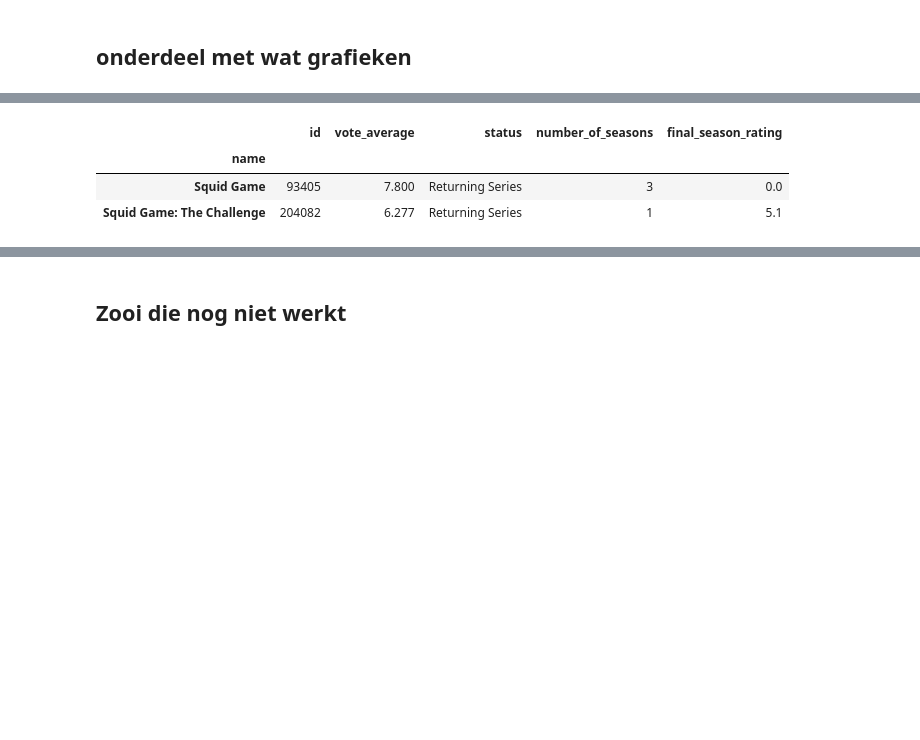
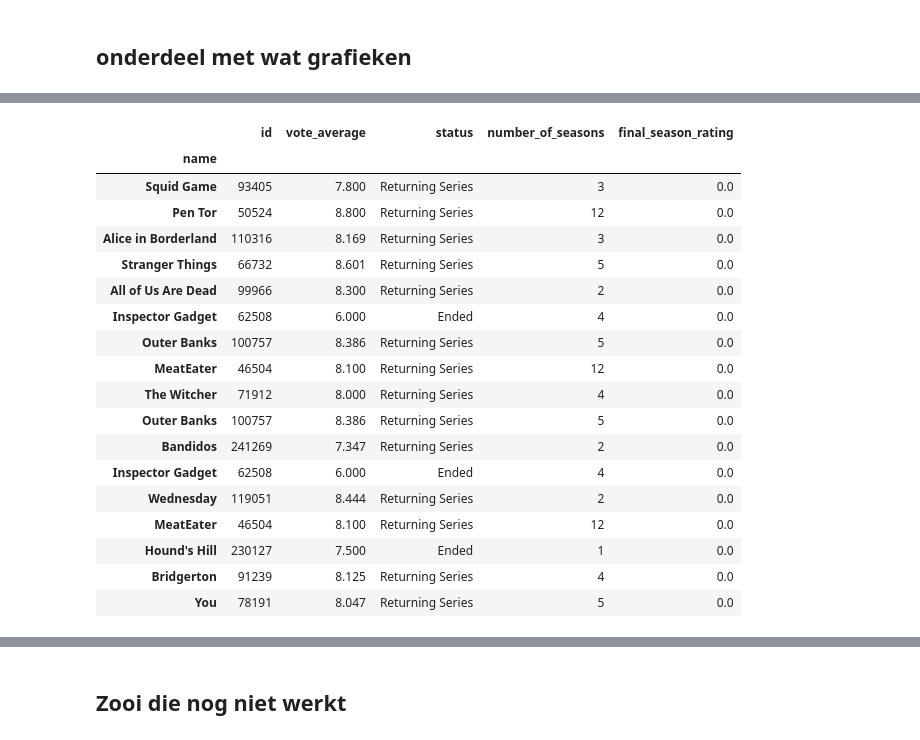
Before and after one commit to Tijnwy/DataIII, a Jupyter notebook: api.ipynb, the cells around one changed output, grey strips where cells are left out. Saved outputs shown, nothing was run; the diff lists cells and outputs as text; code cells hidden in the pictures; blank space fills up the shorter version.

```diff
--- a/api.ipynb
+++ b/api.ipynb
@@ -252,7 +241,22 @@ plt.show()
-# %%
-df.head(2)
-# %% [output]
-|  | id | vote_average | status | number_of_seasons | final_season_rating |
-| name |  |  |  |  |  |
-| Squid Game | 93405 | 7.800 | Returning Series | 3 | 0.0 |
-| Squid Game: The Challenge | 204082 | 6.277 | Returning Series | 1 | 5.1 |
+# %%
+df[df['final_season_rating'] == 0.0]
+# %% [output]
+|  | id | vote_average | status | number_of_seasons | final_season_rating |
+| name |  |  |  |  |  |
+| Squid Game | 93405 | 7.800 | Returning Series | 3 | 0.0 |
+| Pen Tor | 50524 | 8.800 | Returning Series | 12 | 0.0 |
+| Alice in Borderland | 110316 | 8.169 | Returning Series | 3 | 0.0 |
+| Stranger Things | 66732 | 8.601 | Returning Series | 5 | 0.0 |
+| All of Us Are Dead | 99966 | 8.300 | Returning Series | 2 | 0.0 |
+| Inspector Gadget | 62508 | 6.000 | Ended | 4 | 0.0 |
+| Outer Banks | 100757 | 8.386 | Returning Series | 5 | 0.0 |
+| MeatEater | 46504 | 8.100 | Returning Series | 12 | 0.0 |
+| The Witcher | 71912 | 8.000 | Returning Series | 4 | 0.0 |
+| Outer Banks | 100757 | 8.386 | Returning Series | 5 | 0.0 |
+| Bandidos | 241269 | 7.347 | Returning Series | 2 | 0.0 |
+| Inspector Gadget | 62508 | 6.000 | Ended | 4 | 0.0 |
+| Wednesday | 119051 | 8.444 | Returning Series | 2 | 0.0 |
+| MeatEater | 46504 | 8.100 | Returning Series | 12 | 0.0 |
+| Hound's Hill | 230127 | 7.500 | Ended | 1 | 0.0 |
+| Bridgerton | 91239 | 8.125 | Returning Series | 4 | 0.0 |
+| You | 78191 | 8.047 | Returning Series | 5 | 0.0 |
```
Also changed, not shown: parts of 14 cells of this notebook.
